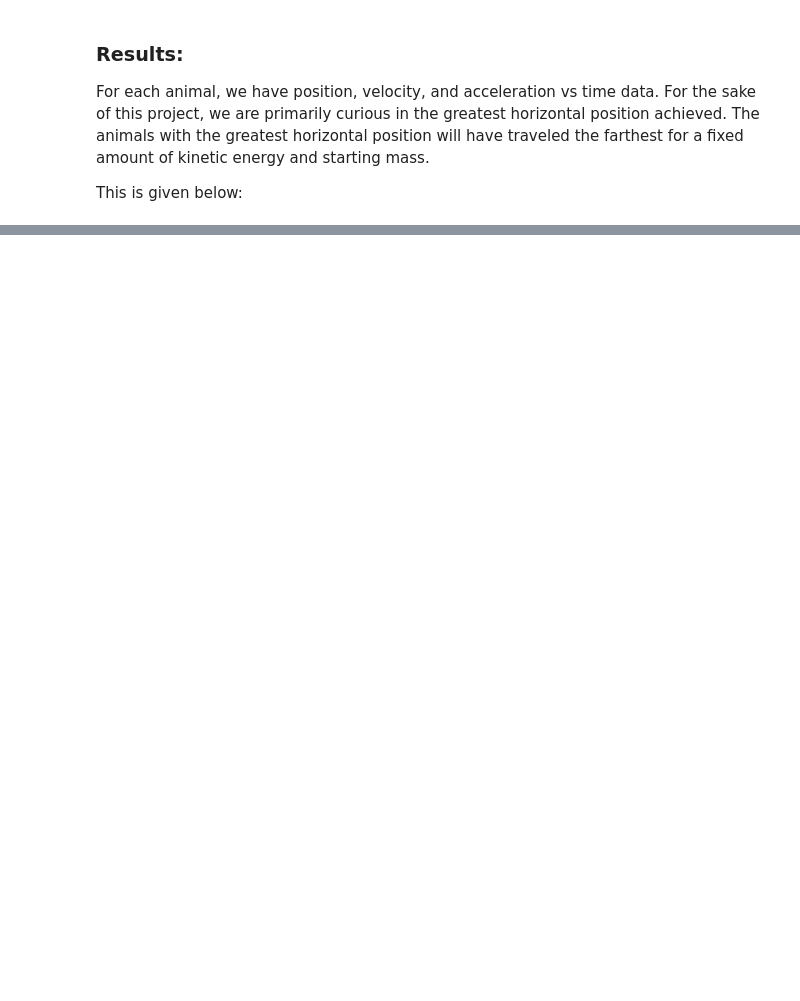
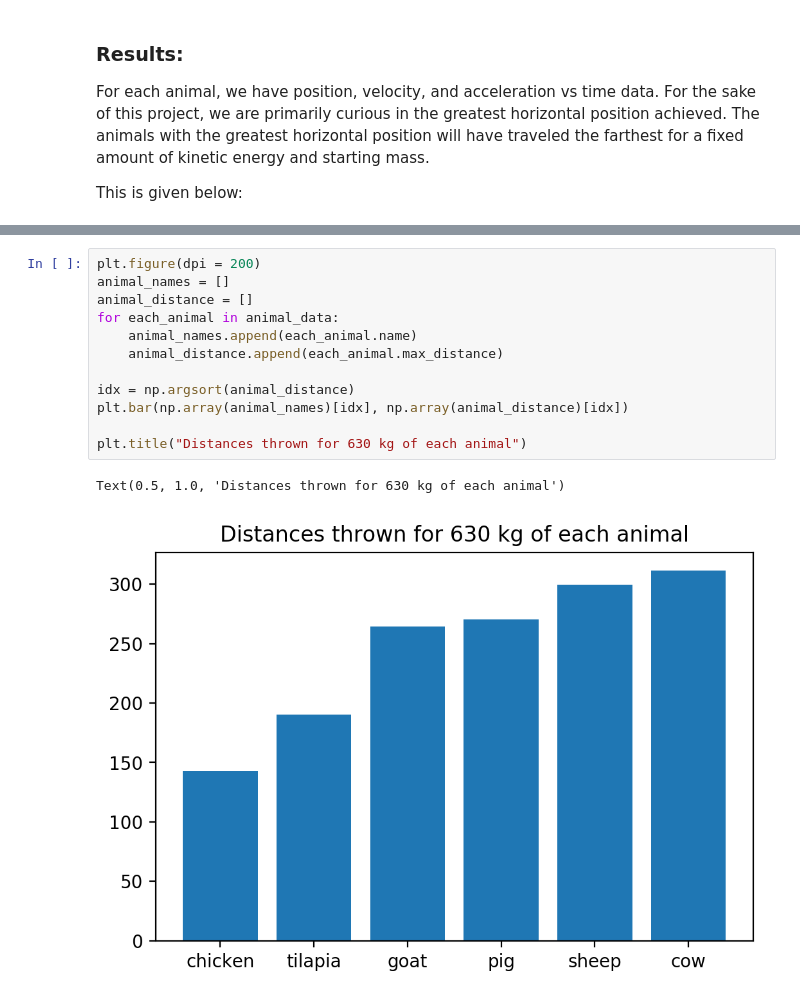
Before and after one commit to jkelleyrtp/ModSimPyProject3, a Jupyter notebook: ModSimProject3.ipynb, the cells around one changed output, grey strips where cells are left out. Saved outputs shown, nothing was run; the diff lists cells and outputs as text; blank space fills up the shorter version.

```diff
--- a/ModSimProject3.ipynb
+++ b/ModSimProject3.ipynb
@@ -392,0 +425,15 @@ plt.bar()
+# %%
+plt.figure(dpi = 200)
+animal_names = []
+animal_distance = []
+for each_animal in animal_data:
+    animal_names.append(each_animal.name)
+    animal_distance.append(each_animal.max_distance)
+
+idx = np.argsort(animal_distance)
+plt.bar(np.array(animal_names)[idx], np.array(animal_distance)[idx])
+
+plt.title("Distances thrown for 630 kg of each animal")
+# %% [output]
+Text(0.5, 1.0, 'Distances thrown for 630 kg of each animal')
+[figure, added]
```
Also changed, not shown: parts of 16 cells of this notebook.
